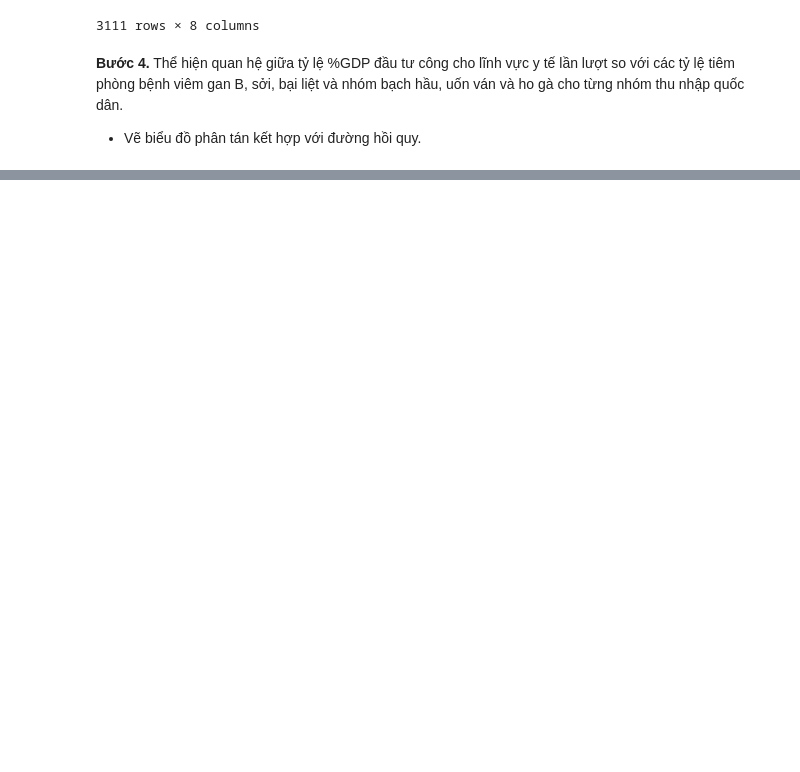
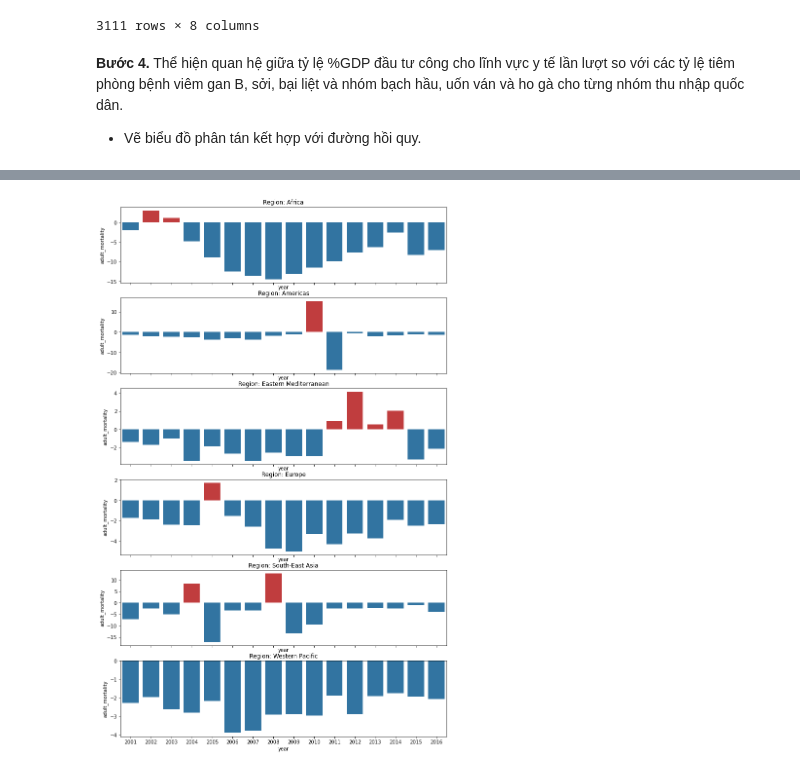
Before and after one commit to XQuyTran/Final_Project_LTKHDL, a Jupyter notebook: final-project.ipynb, the cells around one changed output, grey strips where cells are left out. Saved outputs shown, nothing was run; the diff lists cells and outputs as text; code cells hidden in the pictures; blank space fills up the shorter version.

```diff
--- a/final-project.ipynb
+++ b/final-project.ipynb
@@ -477,0 +503,3 @@ regress_result_df
+# %%
+mature_pop_attr_df = data_df.iloc[:, [0, 1, 2, 3, 6, 9, 10, 11, 12, 26]]
+mature_pop_attr_df
@@ -477,0 +526,6 @@ regress_result_df
+# %%
+mature_pop_attr_diff = mature_pop_attr_df.iloc[:, [1, 4, 5, 6, 7, 8, 9]]
+mature_pop_attr_diff = mature_pop_attr_diff.groupby('country_code').diff()
+mature_pop_attr_diff.dropna(inplace=True)
+mature_pop_attr_diff = mature_pop_attr_diff.join(mature_pop_attr_df.iloc[:, :4])
+mature_pop_attr_diff
@@ -477,0 +567,15 @@ regress_result_df
+# %%
+regions = mature_pop_attr_diff.region.unique()
+fig, axes = plt.subplots(regions.size, figsize=(12, 20), sharex=True)
+for i, region in enumerate(regions):
+    df = mature_pop_attr_diff[mature_pop_diff.region == region]
+    df = df.groupby('year').mean().reset_index()
+    custom_palette = np.where(df.adult_mortality > 0, 'tab:red', 'tab:blue')
+    sns.barplot(x='year', y='adult_mortality', data=df,
+               palette=custom_palette, ax=axes[i])
+
+    axes[i].set_title(f'Region: {region}')
+
+fig.show()
+# %% [output]
+[figure, added]
```
Also changed, not shown: parts of 23 cells of this notebook.
